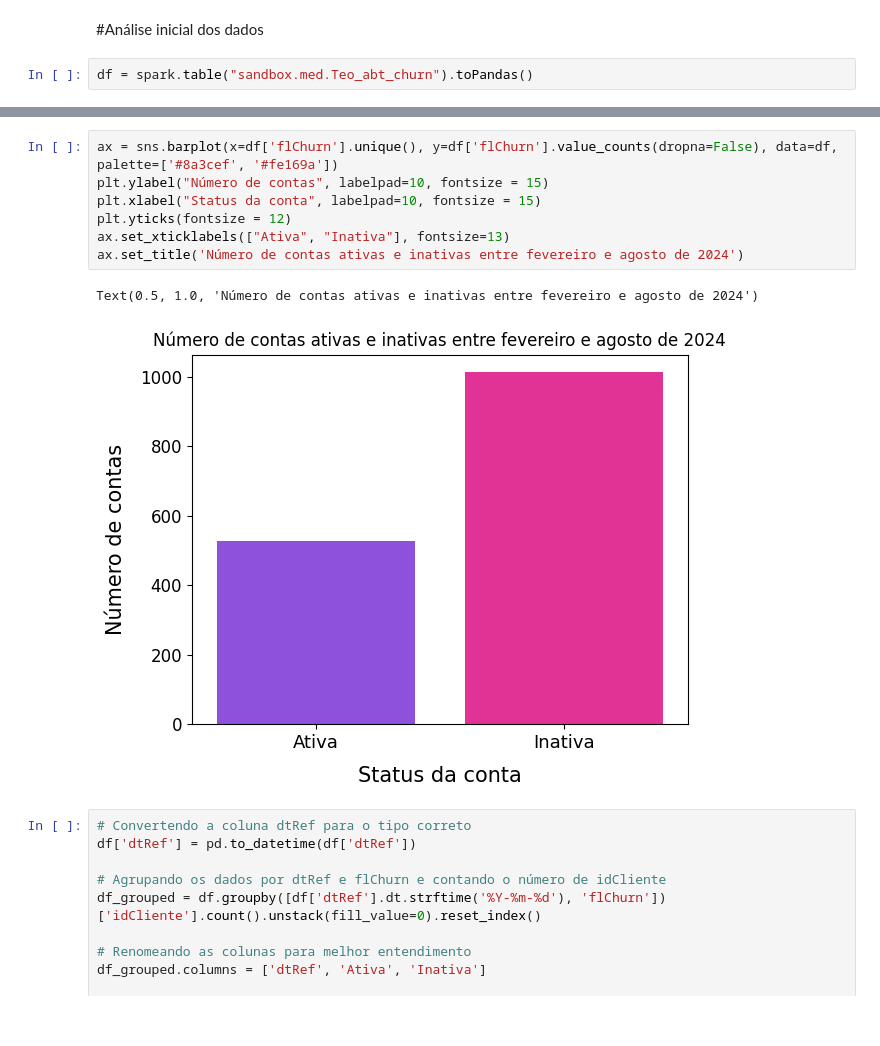
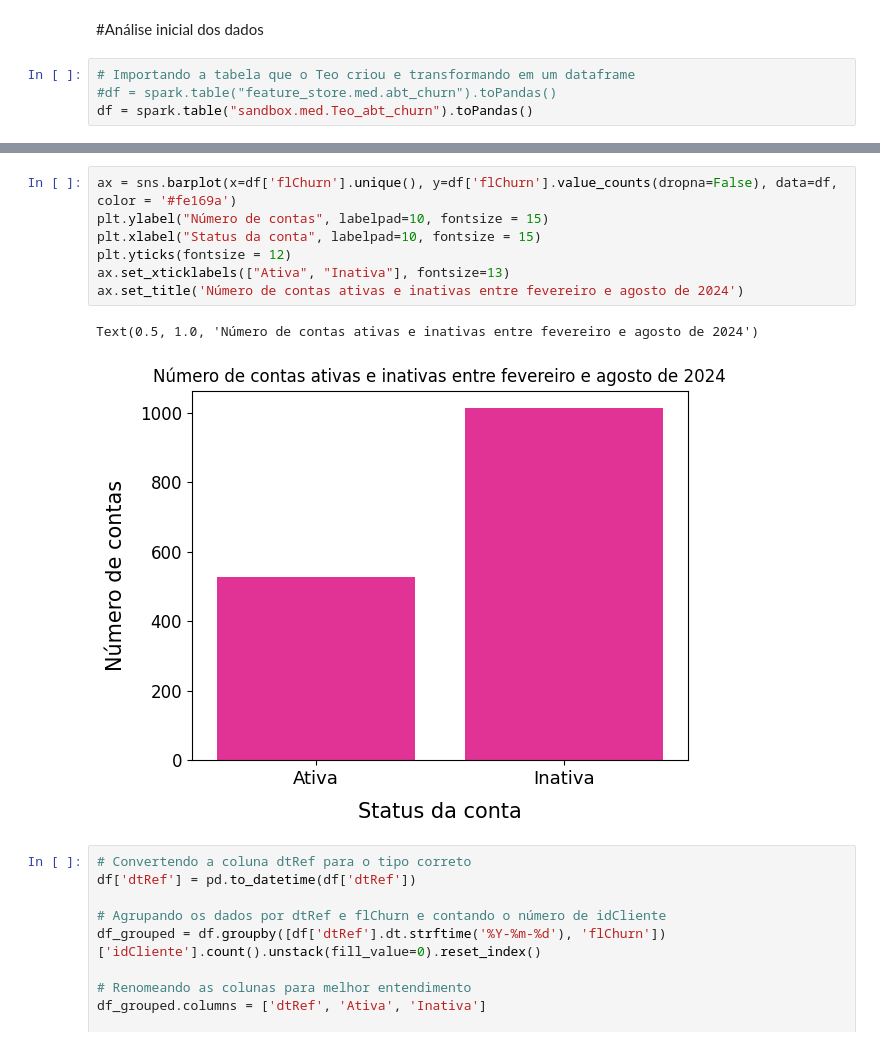
Before and after one commit to Lud-lud/arvore_decisao_churn, a Jupyter notebook: Churn_TeoMeWhy_MeD.ipynb, the cells around one changed output, grey strips where cells are left out. Saved outputs shown, nothing was run; the diff lists cells and outputs as text.

```diff
--- a/Churn_TeoMeWhy_MeD.ipynb
+++ b/Churn_TeoMeWhy_MeD.ipynb
@@ -46,8 +46,10 @@ import pandas as pd
 %matplotlib inline
 # %% [markdown]
 #Análise inicial dos dados
-# %%
-df = spark.table("sandbox.med.Teo_abt_churn").toPandas()
+# %%
+# Importando a tabela que o Teo criou e transformando em um dataframe
+#df = spark.table("feature_store.med.abt_churn").toPandas()
+df = spark.table("sandbox.med.Teo_abt_churn").toPandas()
 # %%
 df.head(5)
 # %% [output]
@@ -98,15 +100,15 @@ Data columns (total 24 columns):
 dtypes: float64(5), int32(2), int64(15), object(2)
 memory usage: 276.8+ KB
 # %%
-ax = sns.barplot(x=df['flChurn'].unique(), y=df['flChurn'].value_counts(dropna=False), data=df, palette=['#8a3cef', '#fe169a'])
+ax = sns.barplot(x=df['flChurn'].unique(), y=df['flChurn'].value_counts(dropna=False), data=df, color = '#fe169a')
 plt.ylabel("Número de contas", labelpad=10, fontsize = 15)
 plt.xlabel("Status da conta", labelpad=10, fontsize = 15)
 plt.yticks(fontsize = 12)
 ax.set_xticklabels(["Ativa", "Inativa"], fontsize=13)
 ax.set_title('Número de contas ativas e inativas entre fevereiro e agosto de 2024')
 # %% [output]
 Text(0.5, 1.0, 'Número de contas ativas e inativas entre fevereiro e agosto de 2024')
-[figure, old version]
+[figure, new version]
 # %%
 # Convertendo a coluna dtRef para o tipo correto
 df['dtRef'] = pd.to_datetime(df['dtRef'])
```
Also changed, not shown: parts of 6 cells of this notebook.
